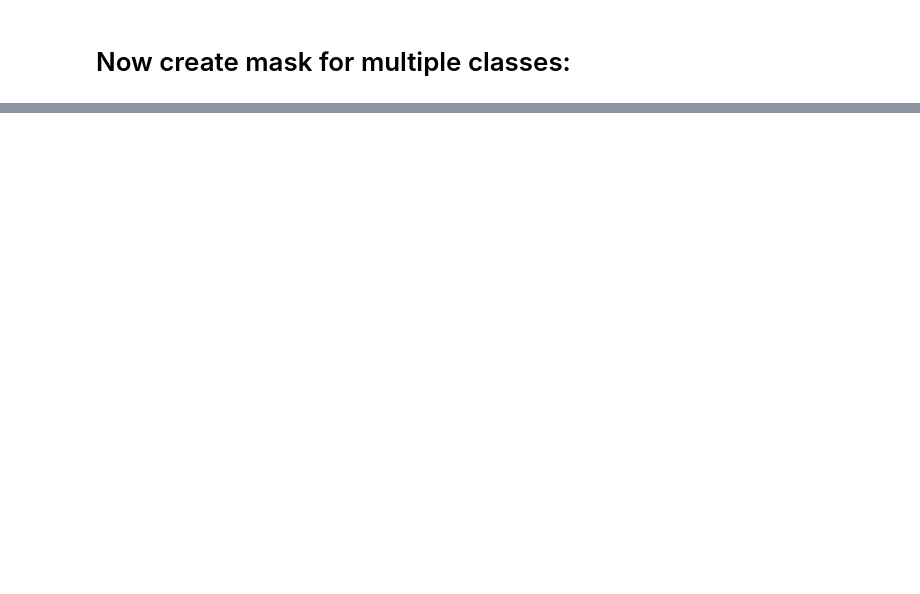
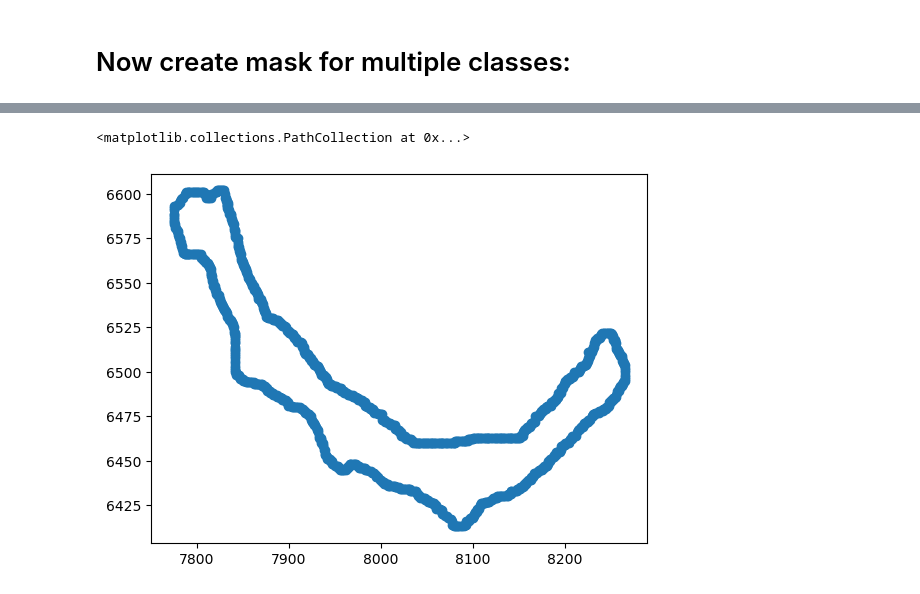
Before and after one commit to Wirtz-Lab/wsi_analysis, a Jupyter notebook: kevin/kevin_training.ipynb, the cells around one changed output, grey strips where cells are left out. Cells and saved outputs as stored; diff of their text form; code cells hidden in the pictures; blank space fills up the shorter version.

```diff
--- a/kevin/kevin_training.ipynb
+++ b/kevin/kevin_training.ipynb
@@ -201,0 +252,6 @@ np.unique(ra,return_counts = True)
+# %%
+plt.scatter(xx,yy)
+#plt.scatter(coord_df_1.iloc[0,1].astype('int'),coord_df_1.iloc[0,2].astype('int'))
+# %% [output]
+<matplotlib.collections.PathCollection at 0x...>
+[figure, added]
```
Also changed, not shown: parts of 9 cells of this notebook.
